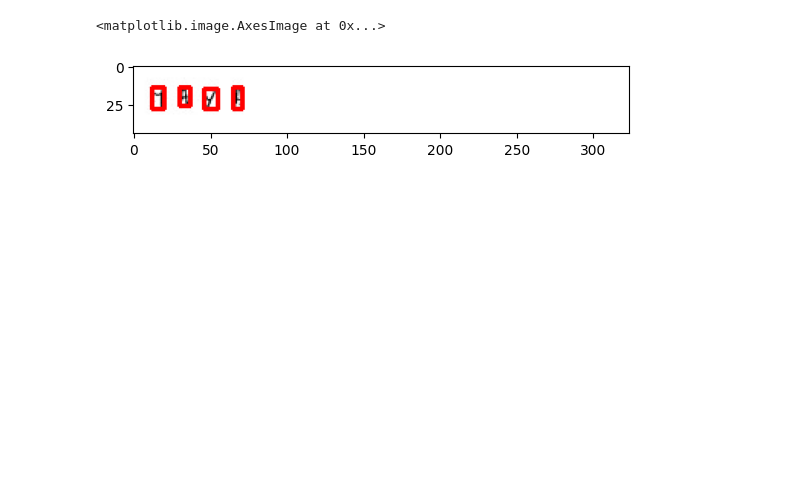
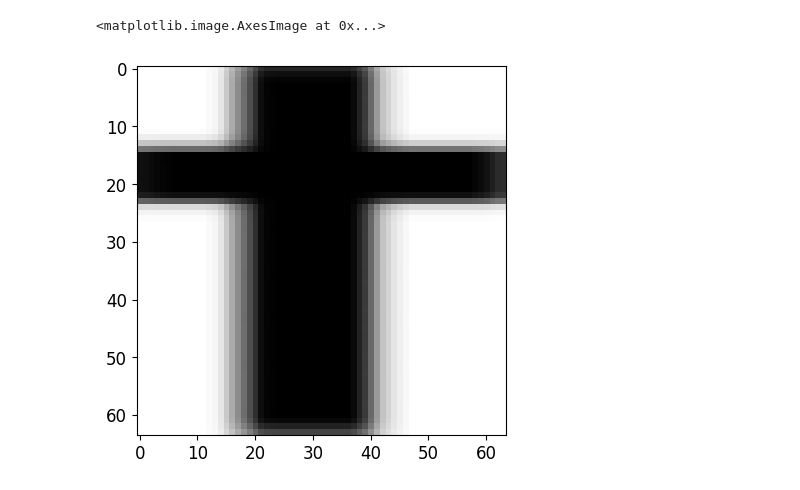
Before and after one commit to BoostChavit/deep-learning-project, a Jupyter notebook: main.ipynb, the cells around one changed output. Saved outputs shown, nothing was run; the diff lists cells and outputs as text; code cells hidden in the pictures; blank space fills up the shorter version.

Commit message:
update: ordering crop image

```diff
--- a/main.ipynb
+++ b/main.ipynb
@@ -81,27 +91,33 @@ def boundingbox(img_path, model):
 model = Sequential()
 model.add(Conv2D(32, (3, 3), activation='relu', padding='same', input_shape=(64, 64, 3)))
 model.add(Conv2D(32, (3, 3), activation='relu', padding='same'))
-model.add(BatchNormalization())
+# model.add(BatchNormalization())
 model.add(MaxPooling2D((2, 2), strides=(2, 2)))
 
 # Block 2
 model.add(Conv2D(32, (3, 3), activation='relu', padding='same'))
 model.add(Conv2D(32, (3, 3), activation='relu', padding='same'))
-model.add(BatchNormalization())
+# model.add(BatchNormalization())
 model.add(MaxPooling2D((2, 2), strides=(2, 2)))
 
 # # Block 3
 model.add(Conv2D(32, (3, 3), activation='relu', padding='same'))
 model.add(Conv2D(32, (3, 3), activation='relu', padding='same'))
-model.add(BatchNormalization())
+# model.add(BatchNormalization())
+model.add(MaxPooling2D((2, 2), strides=(2, 2)))
+
+# # Block 4
+model.add(Conv2D(32, (3, 3), activation='relu', padding='same'))
+model.add(Conv2D(32, (3, 3), activation='relu', padding='same'))
+# model.add(BatchNormalization())
 model.add(MaxPooling2D((2, 2), strides=(2, 2)))
 
 # Flatten and fully connected layers
 model.add(Flatten())
-model.add(Dense(256, activation='relu'))
-model.add(Dropout(0.5))  # Adding dropout
-model.add(Dense(256, activation='relu'))
-model.add(Dropout(0.5))  # Adding dropout
+model.add(Dense(512, activation='relu'))
+model.add(Dropout(0.25))  # Adding dropout
+model.add(Dense(512, activation='relu'))
+model.add(Dropout(0.25))  # Adding dropout
 model.add(Dense(62, activation='softmax'))
 model.summary()
 # %% [output]
@@ -150,7 +166,7 @@ for name in class_names:
     Y = split['label']
     Y = [np.where(class_names == label)[0] for label in Y]
 
-    X_train, X_test, Y_train, Y_test = train_test_split(X,Y, train_size=0.7)
+    X_train, X_test, Y_train, Y_test = train_test_split(X,Y, train_size=0.8)
 
     x_train.extend(X_train)
     y_train.extend(Y_train)
@@ -187,7 +203,8 @@ batch_size = 32
 
 # initiate RMSprop optimizer
 # Using M1 mac
-opt = keras.optimizers.legacy.RMSprop(learning_rate=0.0005)
+# opt = keras.optimizers.legacy.RMSprop(learning_rate=0.0005)
+opt = keras.optimizers.legacy.Adam(learning_rate=0.0005)
 
 # Let's train the model using RMSprop
 model.compile(loss='categorical_crossentropy',
@@ -196,7 +213,7 @@ model.compile(loss='categorical_crossentropy',
 
 history_1 = model.fit(x_train, y_train,
                         batch_size=batch_size,
-                        epochs=25,
+                        epochs=10,
                         validation_data=(x_test, y_test),
                         shuffle=True)
 # %% [output]
@@ -264,0 +314,9 @@ plt.imshow(im)
+# %%
+ans = 'StandardRNNshavepoormemory'
+num_of_char, y_pred, boxes, img, crop = boundingbox(os.path.join(os.getcwd(), "com_text3.png"), model)
+print(num_of_char)
+word = ''
+for i in y_pred:
+    m = np.argmax(i)
+    word += class_names[m]
+print(word)
@@ -265,8 +341,9 @@ plt.imshow(im)
 # %%
 # save resulting image
 for x1, y1, x2, y2 in boxes:
-    rect = cv2.rectangle(im, (x1, y1), (x2, y2), (255, 0, 0), 2)
-plt.imshow(im)
+    rect = cv2.rectangle(img, (x1, y1), (x2, y2), (255, 0, 0), 2)
+plt.imshow(img)
+plt.imshow(crop[1])
 # %% [output]
 <matplotlib.image.AxesImage at 0x...>
-[figure, old version]
+[figure, new version]
```
Also changed, not shown: parts of 14 cells of this notebook.
